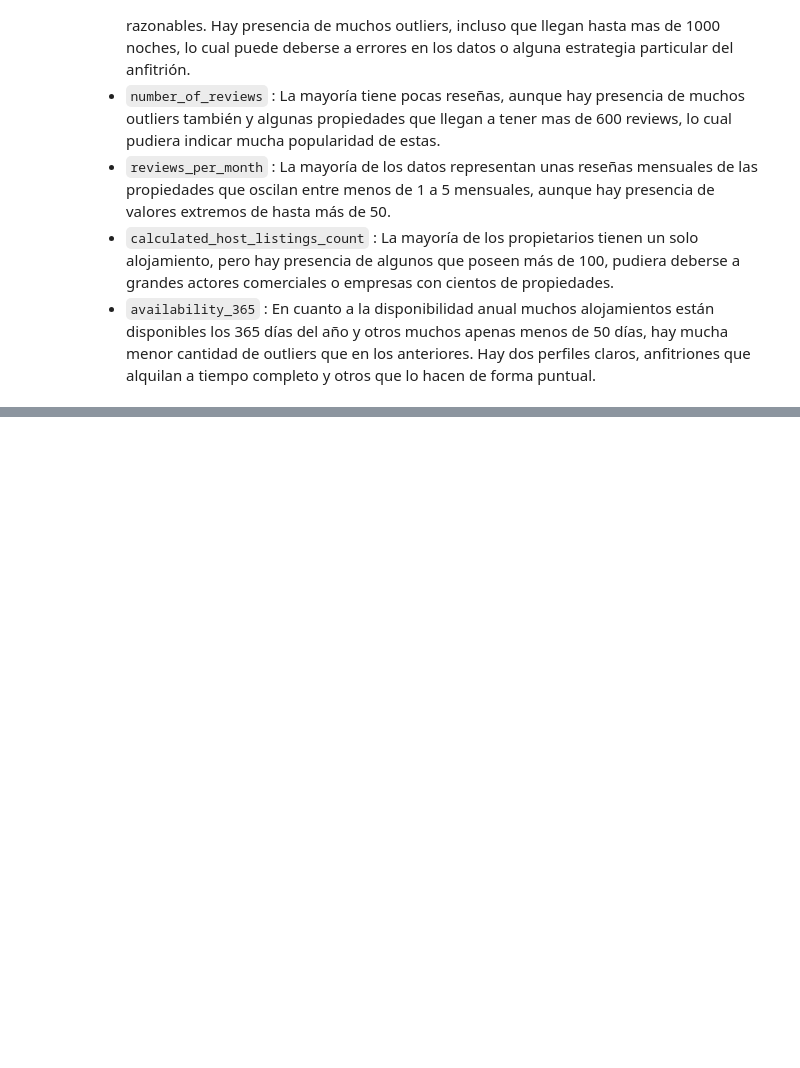
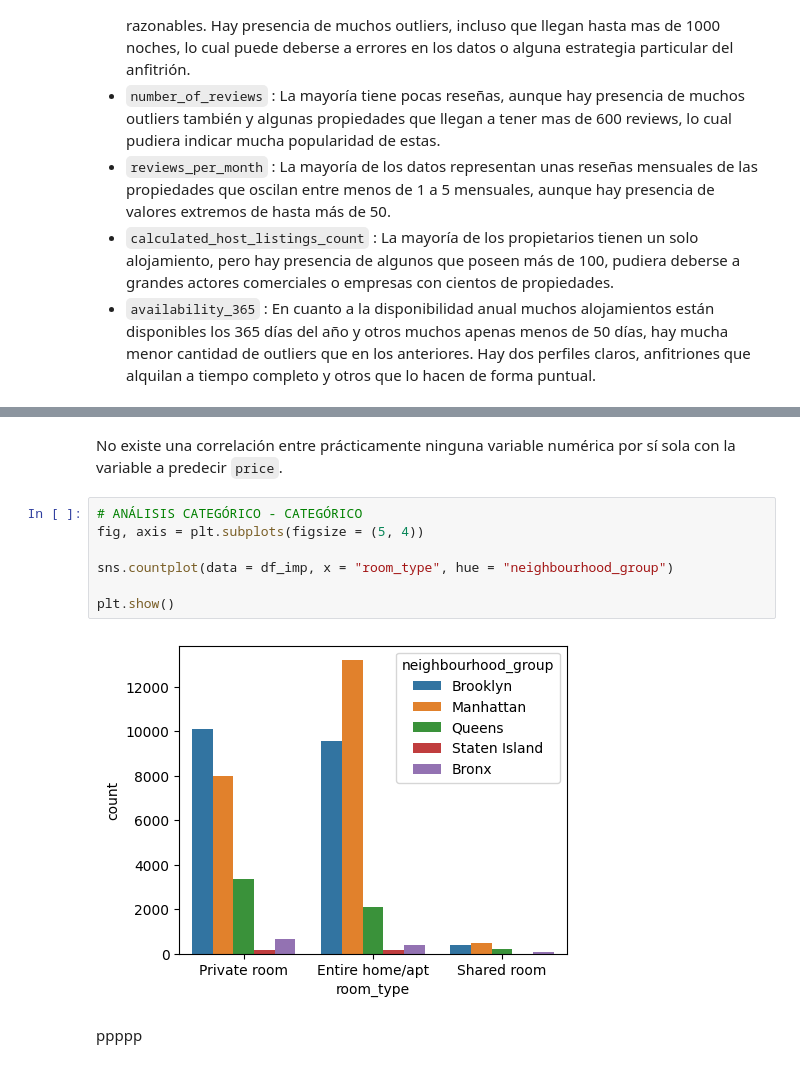
Before and after one commit to SSergito/basic-template-EDA-n-analysis, a Jupyter notebook: src/explore.ipynb, the cells around one changed output, grey strips where cells are left out. Cells and saved outputs as stored; diff of their text form; blank space fills up the shorter version.

```diff
--- a/src/explore.ipynb
+++ b/src/explore.ipynb
@@ -193,0 +220,13 @@ df_imp.describe()
+# %% [markdown]
+No existe una correlación entre prácticamente ninguna variable numérica por sí sola con la variable a predecir `price`.
+# %%
+# ANÁLISIS CATEGÓRICO - CATEGÓRICO
+fig, axis = plt.subplots(figsize = (5, 4))
+
+sns.countplot(data = df_imp, x = "room_type", hue = "neighbourhood_group")
+
+plt.show()
+# %% [output]
+[figure, added]
+# %% [markdown]
+ppppp
```
Also changed, not shown: parts of 2 cells of this notebook.
